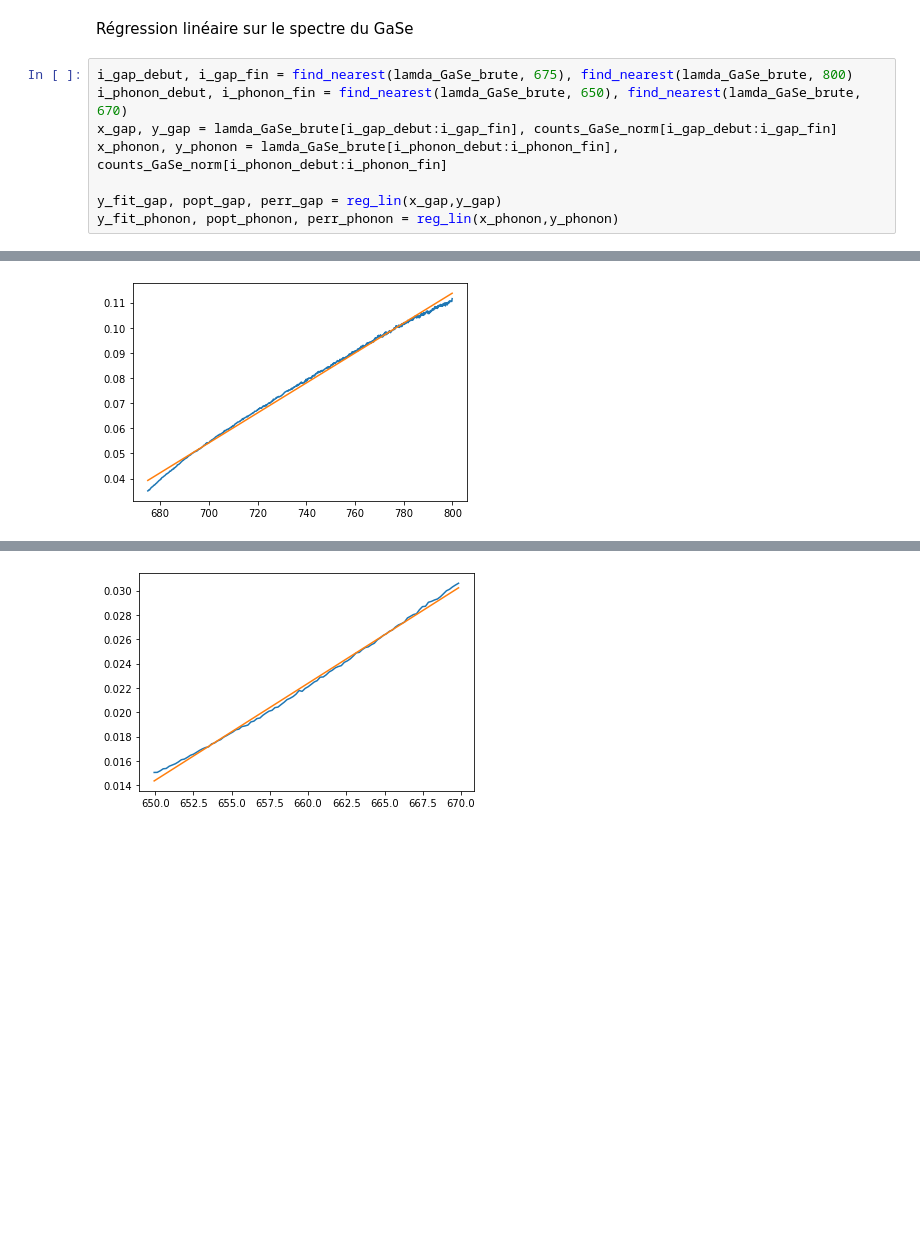
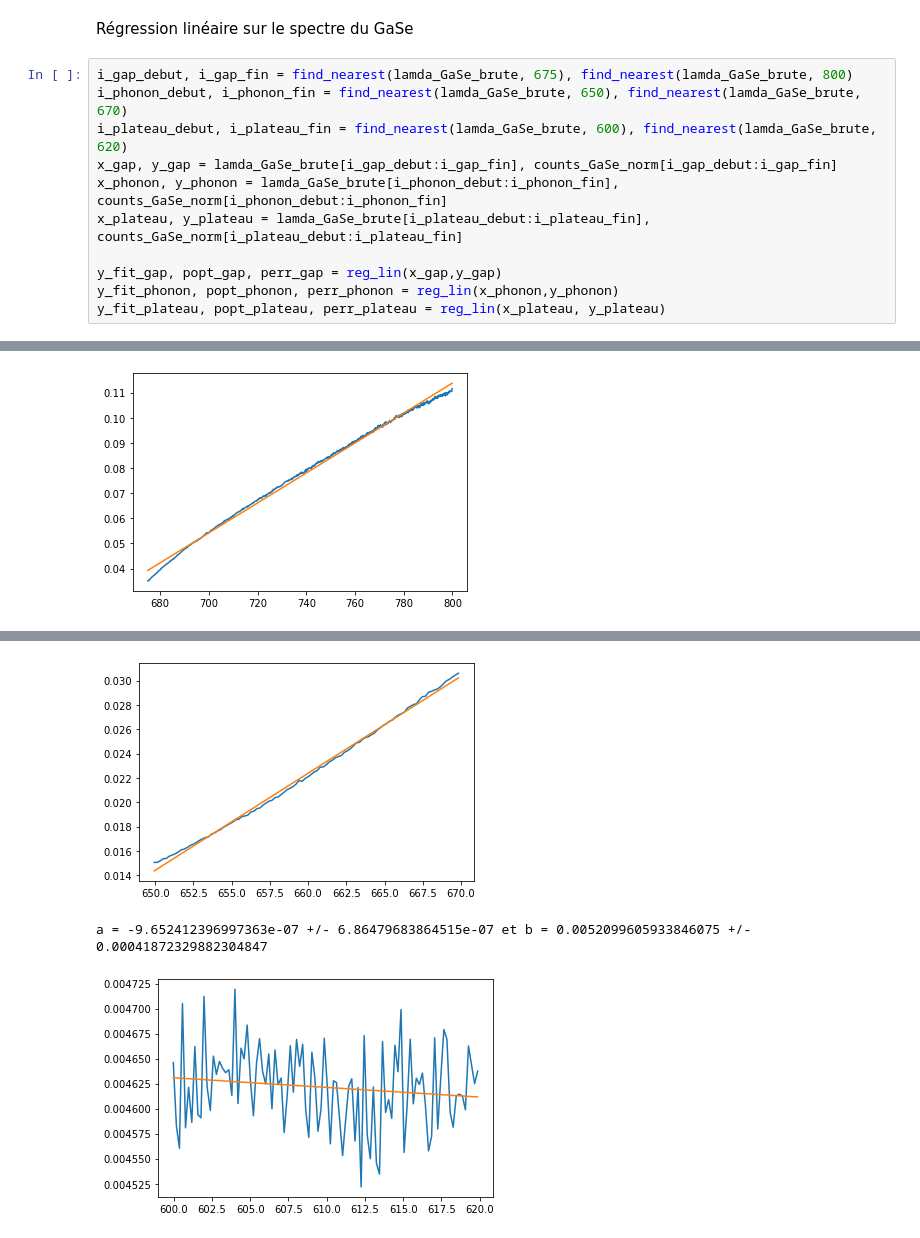
Before and after one commit to pierrotlamontagne/Github-labo-3, a Jupyter notebook: ABS/Analyse.ipynb, the cells around one changed output, grey strips where cells are left out. Cells and saved outputs as stored; diff of their text form; blank space fills up the shorter version.

```diff
--- a/ABS/Analyse.ipynb
+++ b/ABS/Analyse.ipynb
@@ -151,9 +151,12 @@ Régression linéaire sur le spectre du GaSe
 # %%
 i_gap_debut, i_gap_fin = find_nearest(lamda_GaSe_brute, 675), find_nearest(lamda_GaSe_brute, 800)
 i_phonon_debut, i_phonon_fin = find_nearest(lamda_GaSe_brute, 650), find_nearest(lamda_GaSe_brute, 670)
+i_plateau_debut, i_plateau_fin = find_nearest(lamda_GaSe_brute, 600), find_nearest(lamda_GaSe_brute, 620)
 x_gap, y_gap = lamda_GaSe_brute[i_gap_debut:i_gap_fin], counts_GaSe_norm[i_gap_debut:i_gap_fin]
 x_phonon, y_phonon = lamda_GaSe_brute[i_phonon_debut:i_phonon_fin], counts_GaSe_norm[i_phonon_debut:i_phonon_fin]
+x_plateau, y_plateau = lamda_GaSe_brute[i_plateau_debut:i_plateau_fin], counts_GaSe_norm[i_plateau_debut:i_plateau_fin]
 
 y_fit_gap, popt_gap, perr_gap = reg_lin(x_gap,y_gap)
 y_fit_phonon, popt_phonon, perr_phonon = reg_lin(x_phonon,y_phonon)
+y_fit_plateau, popt_plateau, perr_plateau = reg_lin(x_plateau, y_plateau)
 # %% [output]
@@ -163,4 +166,6 @@ a = 0.0007972468469382458 +/- 4.318188757492538e-06 et b = -0.5037966664243916 +
 [figure]
+a = -9.652412396997363e-07 +/- 6.86479683864515e-07 et b = 0.0052099605933846075 +/- 0.00041872329882304847
+[figure, added]
 # %%
 from scipy.constants import h, c
 
```
Also changed, not shown: parts of 7 cells of this notebook, 1 other file.
